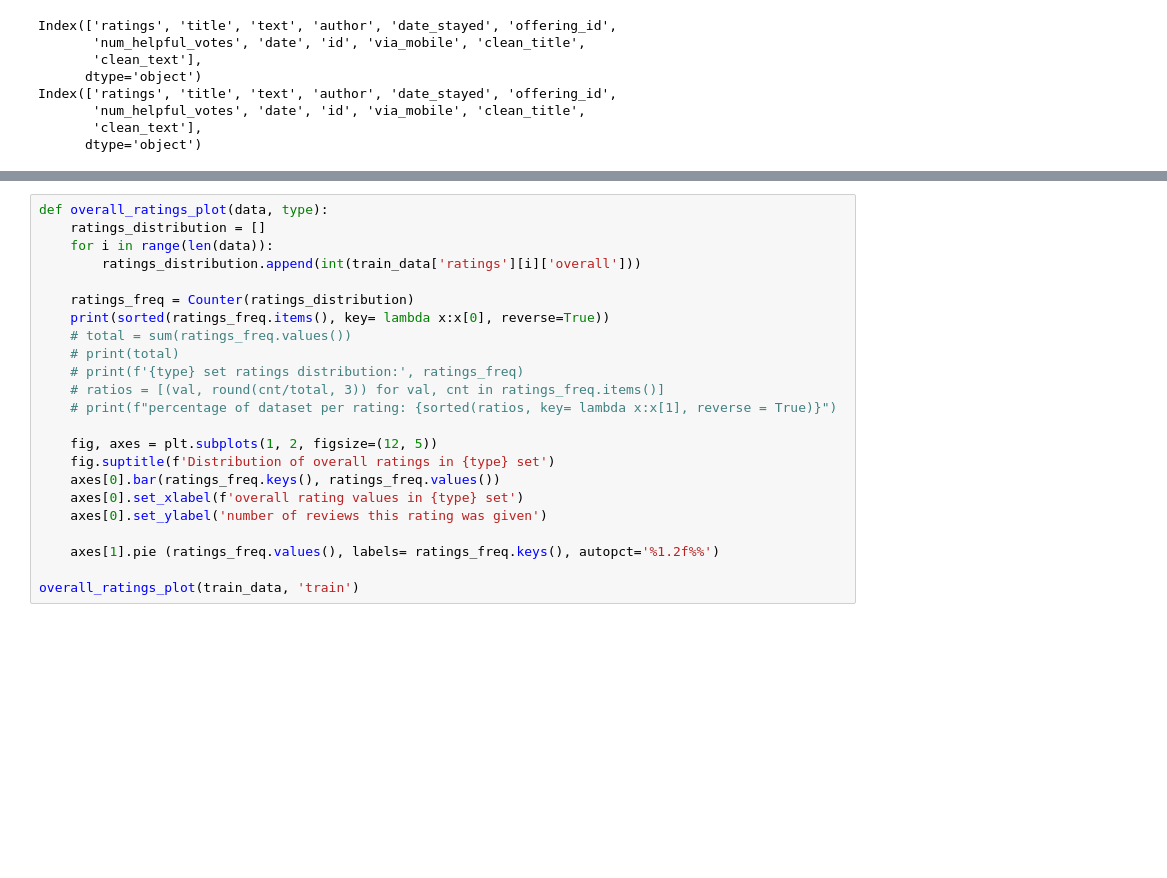
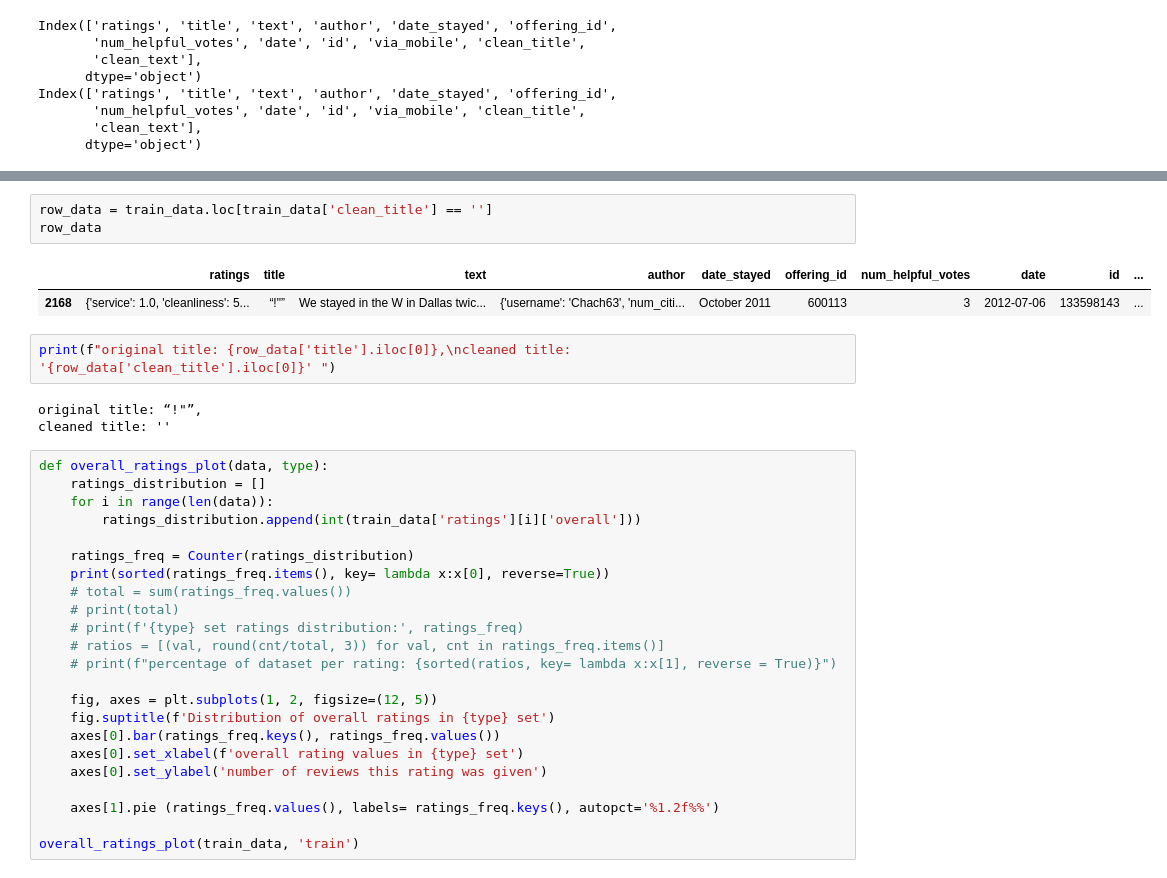
Before and after one commit to ArpanMukhopadhyay/NLP_applied, a Jupyter notebook: assignment1/ANLP_2025_S1_assignment1_a1797378_arpan_version2.ipynb, the cells around one changed output, grey strips where cells are left out. Drawn from its saved outputs; the diff is of its cells as text; blank space fills up the shorter version.

```diff
--- a/assignment1/ANLP_2025_S1_assignment1_a1797378_arpan_version2.ipynb
+++ b/assignment1/ANLP_2025_S1_assignment1_a1797378_arpan_version2.ipynb
@@ -124,3 +148,14 @@ train_data.head()
+# %%
+row_data = train_data.loc[train_data['clean_title'] == '']
+row_data
+# %% [output]
+|  | ratings | title | text | author | date_stayed | offering_id | num_helpful_votes | date | id | ... |
+| 2168 | {'service': 1.0, 'cleanliness': 5... | “!"” | We stayed in the W in Dallas twic... | {'username': 'Chach63', 'num_citi... | October 2011 | 600113 | 3 | 2012-07-06 | 133598143 | ... |
+# %%
+print(f"original title: {row_data['title'].iloc[0]},\ncleaned title: '{row_data['clean_title'].iloc[0]}' ")
+# %% [output]
+original title: “!"”,
+cleaned title: ''
 # %%
 def overall_ratings_plot(data, type):
     ratings_distribution = []
```
Also changed, not shown: parts of 5 cells of this notebook.
